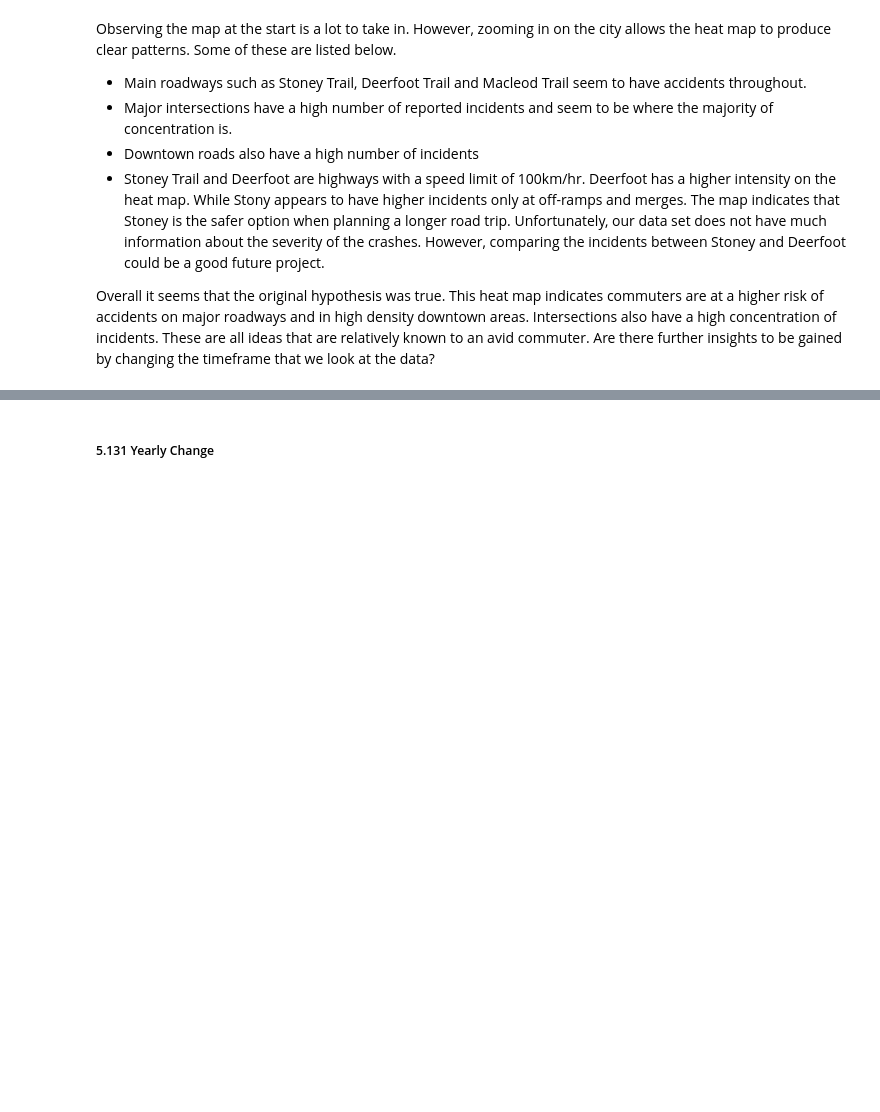
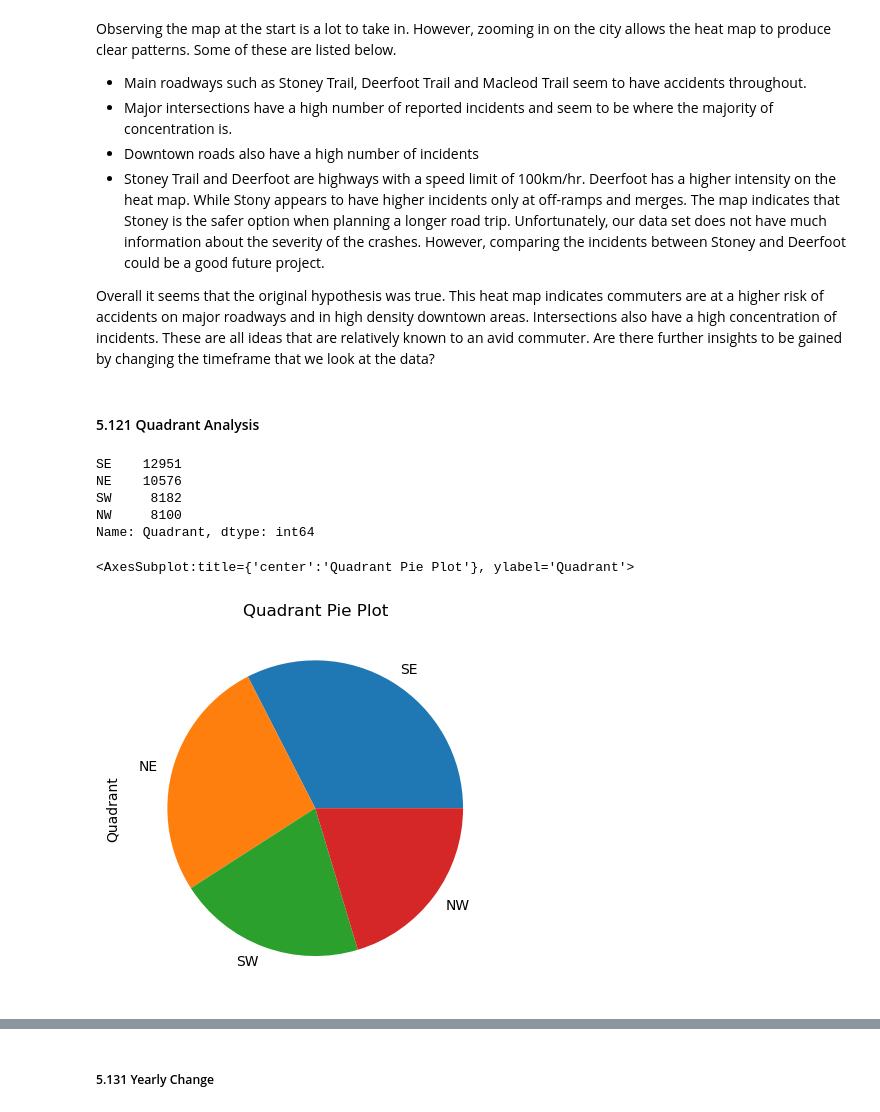
Before and after one commit to Gage-Fleming/City-of-Calgary-Data-Analysis, a Jupyter notebook: midterm.ipynb, the cells around one changed output, grey strips where cells are left out. Drawn from its saved outputs; the diff is of its cells as text; code cells hidden in the pictures; blank space fills up the shorter version.

```diff
--- a/midterm.ipynb
+++ b/midterm.ipynb
@@ -621,3 +621,20 @@ Observing the map at the start is a lot to take in. However, zooming in on the c
 - Stoney Trail and Deerfoot are highways with a speed limit of 100km/hr. Deerfoot has a higher intensity on the heat map. While Stony appears to have higher incidents only at off-ramps and merges. The map indicates that Stoney is the safer option when planning a longer road trip. Unfortunately, our data set does not have much information about the severity of the crashes. However, comparing the incidents between Stoney and Deerfoot could be a good future project.
 
 Overall it seems that the original hypothesis was true. This heat map indicates commuters are at a higher risk of accidents on major roadways and in high density downtown areas. Intersections also have a high concentration of incidents. These are all ideas that are relatively known to an avid commuter. Are there further insights to be gained by changing the timeframe that we look at the data?
+# %% [markdown]
+#### 5.121 Quadrant Analysis
+# %%
+# Produce total counts in each quadrant of the city.
+df['Quadrant'].value_counts()
+# %% [output]
+SE    12951
+NE    10576
+SW     8182
+NW     8100
+Name: Quadrant, dtype: int64
+# %%
+# Visualize the quadrant statistics.
+df['Quadrant'].value_counts().plot(kind='pie', title='Quadrant Pie Plot')
+# %% [output]
+<AxesSubplot:title={'center':'Quadrant Pie Plot'}, ylabel='Quadrant'>
+[figure, added]
```
Also changed, not shown: parts of 44 cells of this notebook, 1 other file.
